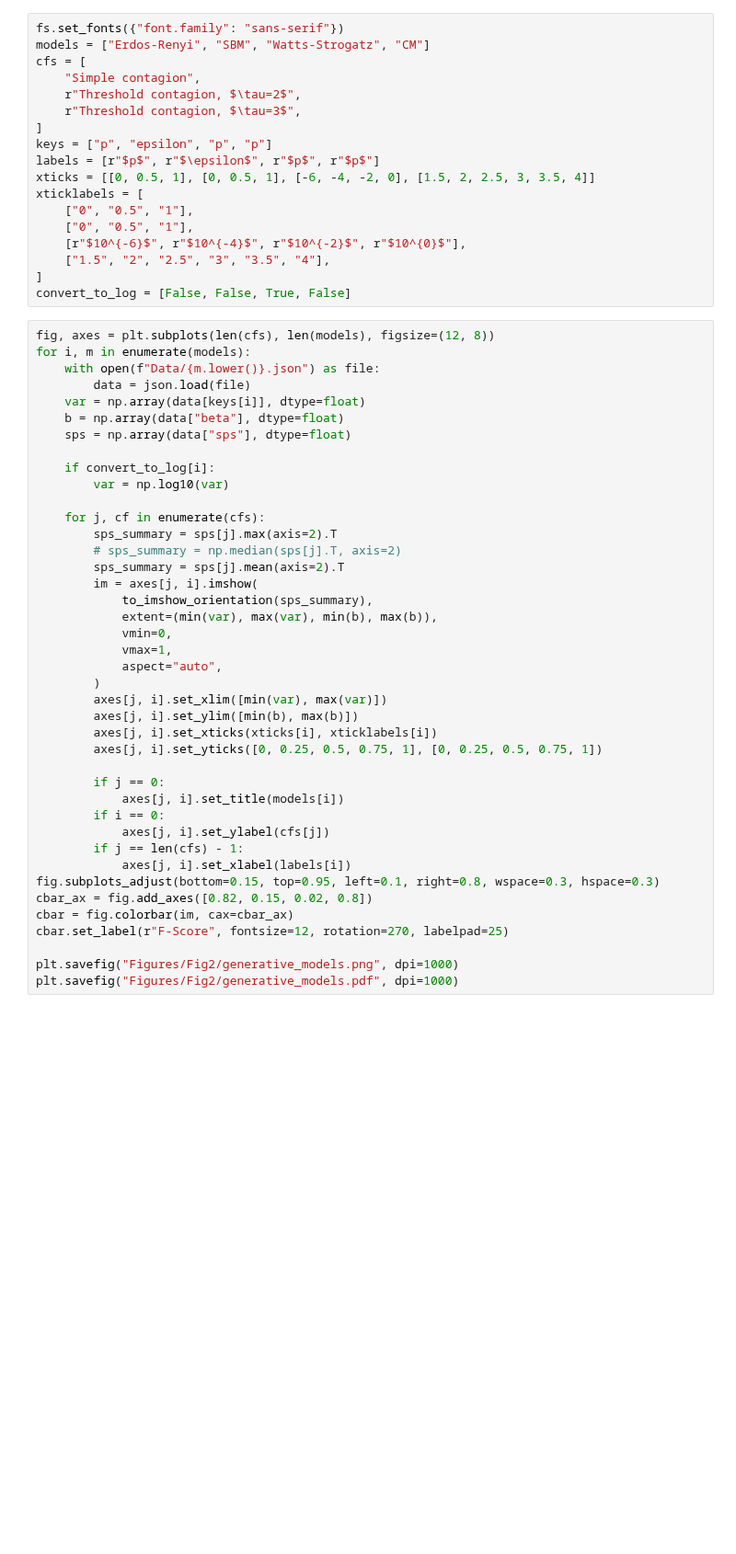
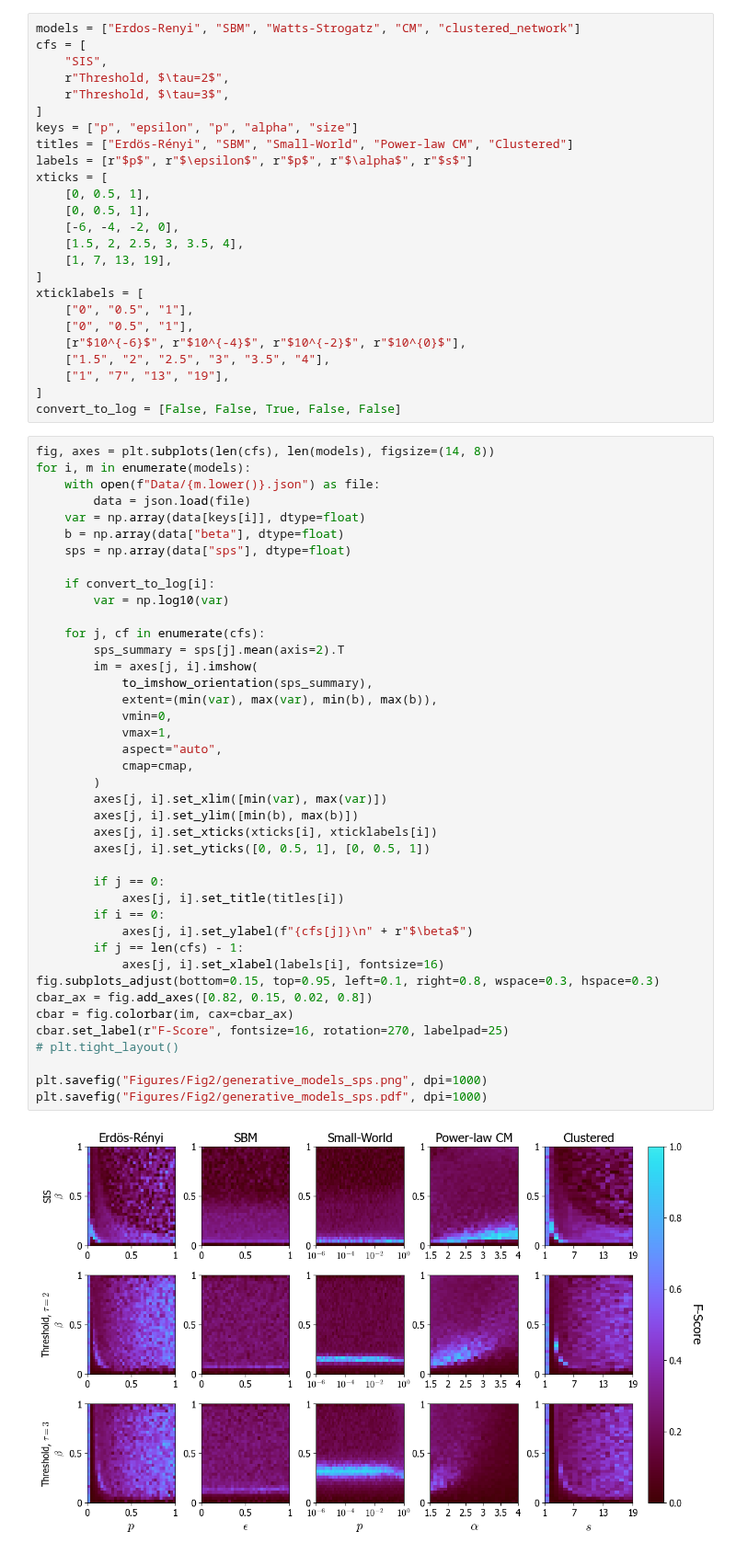
Before and after one commit to nwlandry/complex-network-reconstruction, a Jupyter notebook: plot_fig2.ipynb, the cells around one changed output. Shown at 92% size. Saved outputs shown, nothing was run; the diff lists cells and outputs as text; blank space fills up the shorter version.

```diff
--- a/plot_fig2.ipynb
+++ b/plot_fig2.ipynb
@@ -8,59 +14,68 @@ import fig_settings as fs
 # %%
-fs.set_fonts({"font.family": "sans-serif"})
-models = ["Erdos-Renyi", "SBM", "Watts-Strogatz", "CM"]
+models = ["Erdos-Renyi", "SBM", "Watts-Strogatz", "CM", "clustered_network"]
 cfs = [
-    "Simple contagion",
-    r"Threshold contagion, $\tau=2$",
-    r"Threshold contagion, $\tau=3$",
+    "SIS",
+    r"Threshold, $\tau=2$",
+    r"Threshold, $\tau=3$",
 ]
-keys = ["p", "epsilon", "p", "p"]
-labels = [r"$p$", r"$\epsilon$", r"$p$", r"$p$"]
-xticks = [[0, 0.5, 1], [0, 0.5, 1], [-6, -4, -2, 0], [1.5, 2, 2.5, 3, 3.5, 4]]
+keys = ["p", "epsilon", "p", "alpha", "size"]
+titles = ["Erdös-Rényi", "SBM", "Small-World", "Power-law CM", "Clustered"]
+labels = [r"$p$", r"$\epsilon$", r"$p$", r"$\alpha$", r"$s$"]
+xticks = [
+    [0, 0.5, 1],
+    [0, 0.5, 1],
+    [-6, -4, -2, 0],
+    [1.5, 2, 2.5, 3, 3.5, 4],
+    [1, 7, 13, 19],
+]
 xticklabels = [
     ["0", "0.5", "1"],
     ["0", "0.5", "1"],
     [r"$10^{-6}$", r"$10^{-4}$", r"$10^{-2}$", r"$10^{0}$"],
     ["1.5", "2", "2.5", "3", "3.5", "4"],
+    ["1", "7", "13", "19"],
 ]
-convert_to_log = [False, False, True, False]
+convert_to_log = [False, False, True, False, False]
 # %%
-fig, axes = plt.subplots(len(cfs), len(models), figsize=(12, 8))
+fig, axes = plt.subplots(len(cfs), len(models), figsize=(14, 8))
 for i, m in enumerate(models):
     with open(f"Data/{m.lower()}.json") as file:
         data = json.load(file)
     var = np.array(data[keys[i]], dtype=float)
     b = np.array(data["beta"], dtype=float)
     sps = np.array(data["sps"], dtype=float)
 
     if convert_to_log[i]:
         var = np.log10(var)
 
     for j, cf in enumerate(cfs):
-        sps_summary = sps[j].max(axis=2).T
-        # sps_summary = np.median(sps[j].T, axis=2)
         sps_summary = sps[j].mean(axis=2).T
         im = axes[j, i].imshow(
             to_imshow_orientation(sps_summary),
             extent=(min(var), max(var), min(b), max(b)),
             vmin=0,
             vmax=1,
             aspect="auto",
+            cmap=cmap,
         )
         axes[j, i].set_xlim([min(var), max(var)])
         axes[j, i].set_ylim([min(b), max(b)])
         axes[j, i].set_xticks(xticks[i], xticklabels[i])
-        axes[j, i].set_yticks([0, 0.25, 0.5, 0.75, 1], [0, 0.25, 0.5, 0.75, 1])
+        axes[j, i].set_yticks([0, 0.5, 1], [0, 0.5, 1])
 
         if j == 0:
-            axes[j, i].set_title(models[i])
+            axes[j, i].set_title(titles[i])
         if i == 0:
-            axes[j, i].set_ylabel(cfs[j])
+            axes[j, i].set_ylabel(f"{cfs[j]}\n" + r"$\beta$")
         if j == len(cfs) - 1:
-            axes[j, i].set_xlabel(labels[i])
+            axes[j, i].set_xlabel(labels[i], fontsize=16)
 fig.subplots_adjust(bottom=0.15, top=0.95, left=0.1, right=0.8, wspace=0.3, hspace=0.3)
 cbar_ax = fig.add_axes([0.82, 0.15, 0.02, 0.8])
 cbar = fig.colorbar(im, cax=cbar_ax)
-cbar.set_label(r"F-Score", fontsize=12, rotation=270, labelpad=25)
+cbar.set_label(r"F-Score", fontsize=16, rotation=270, labelpad=25)
+# plt.tight_layout()
 
-plt.savefig("Figures/Fig2/generative_models.png", dpi=1000)
-plt.savefig("Figures/Fig2/generative_models.pdf", dpi=1000)
+plt.savefig("Figures/Fig2/generative_models_sps.png", dpi=1000)
+plt.savefig("Figures/Fig2/generative_models_sps.pdf", dpi=1000)
+# %% [output]
+[figure, added]
```
Also changed, not shown: parts of 7 cells of this notebook, 49 other files.
